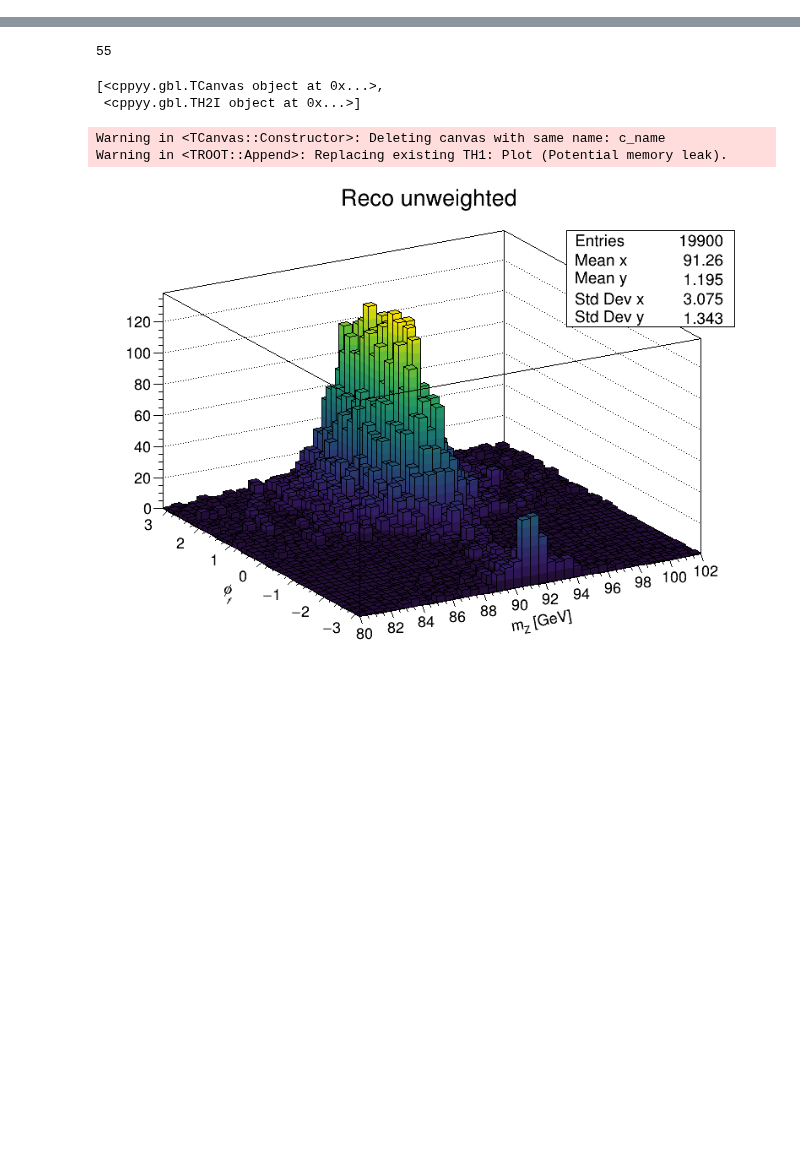
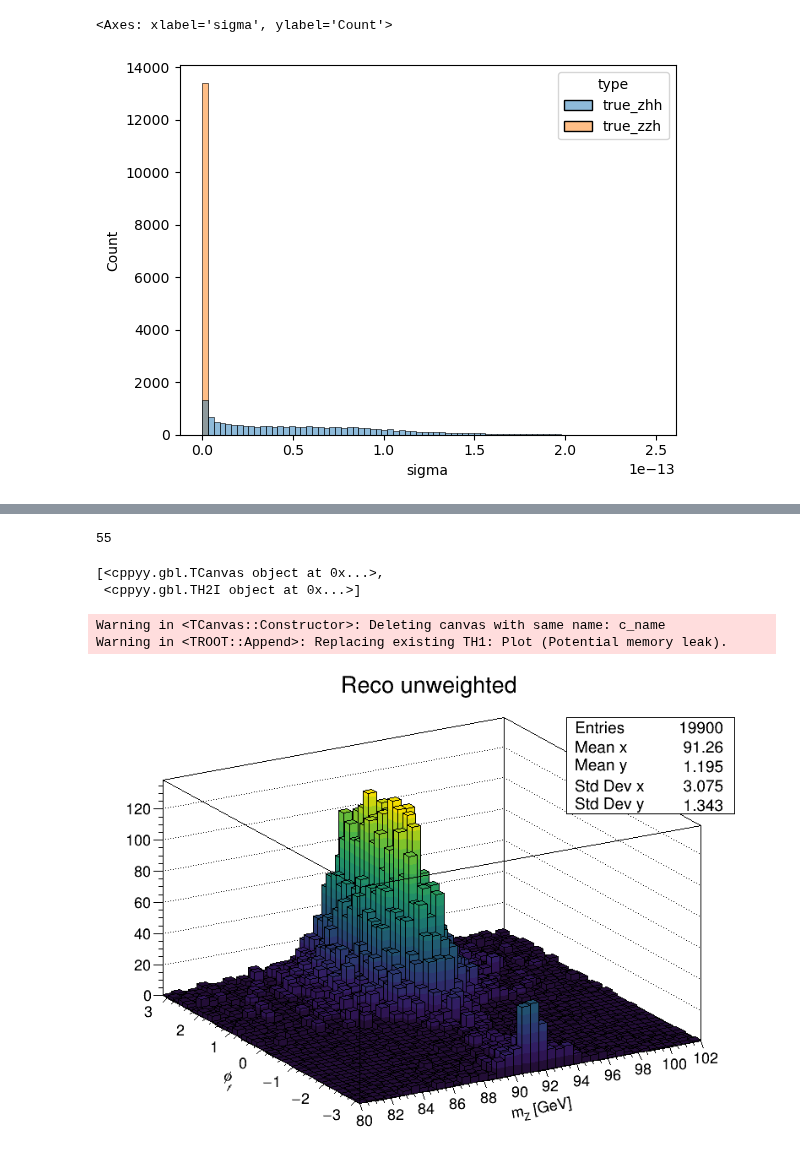
Before and after one commit to nVentis/MEM_HEP, a Jupyter notebook: view_v3.ipynb, the cells around one changed output, grey strips where cells are left out. Drawn from its saved outputs; the diff is of its cells as text; code cells hidden in the pictures; blank space fills up the shorter version.

```diff
--- a/view_v3.ipynb
+++ b/view_v3.ipynb
@@ -162,0 +209,7 @@ Length: 81, dtype: object
+# %%
+data_split = split_event_tree(data)
+# %%
+sns.histplot(data_split, x="sigma", hue="type")
+# %% [output]
+<Axes: xlabel='sigma', ylabel='Count'>
+[figure, added]
```
Also changed, not shown: parts of 76 cells of this notebook, 5 other files.
